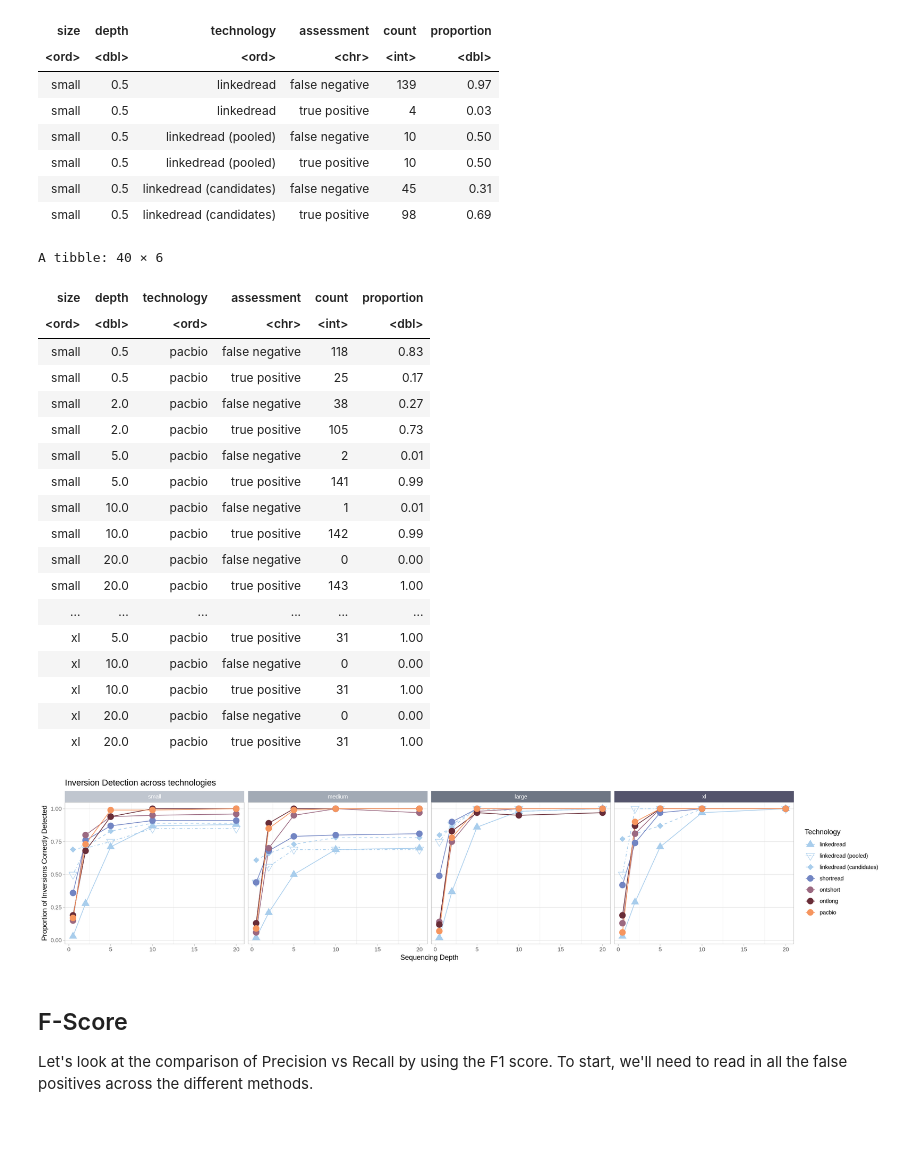
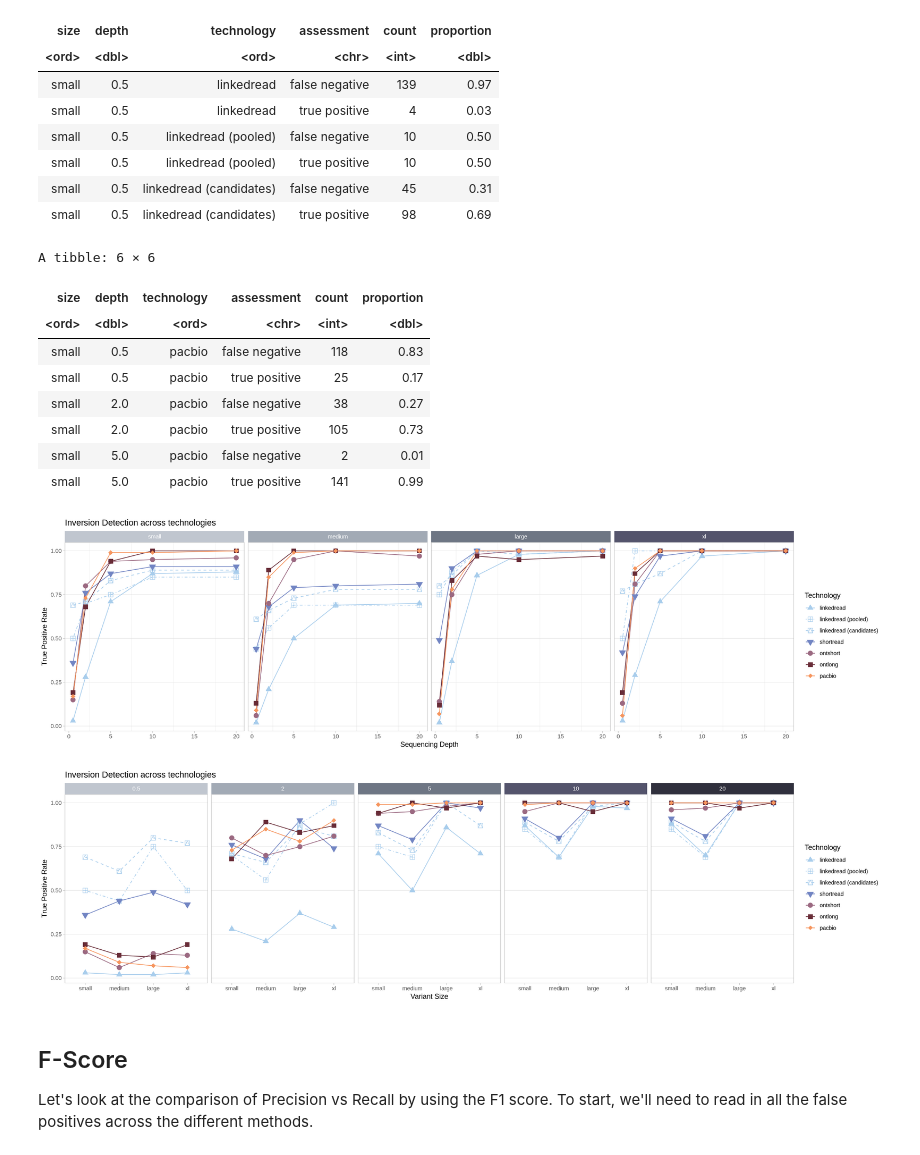
Before and after one commit to pdimens/haplotagging_simulations, a Jupyter notebook: compare_called_inversions.ipynb, the cells around one changed output. Drawn from its saved outputs; the diff is of its cells as text; code cells hidden in the pictures; blank space fills up the shorter version.

```diff
--- a/compare_called_inversions.ipynb
+++ b/compare_called_inversions.ipynb
@@ -243,8 +244,8 @@ technology_lines <- c(
 
 technology_shapes <- c(
     "linkedread" = 17,
-    "linkedread (pooled)" = 17,
-    "linkedread (candidates)" = 17,
+    "linkedread (pooled)" = 12,
+    "linkedread (candidates)" = 14,
     "shortread" = 25,
     "ontshort" = 19,
     "ontlong" = 15,
@@ -253,8 +254,8 @@ technology_shapes <- c(
 
 technology_shapes2 <- c(
     "linkedread" = 17,
-    "linkedread (pooled)" = 25,
-    "linkedread (candidates)" = 18,
+    "linkedread (pooled)" = 12,
+    "linkedread (candidates)" = 14,
     "shortread" = 19,
     "ontshort" = 19,
     "ontlong" = 19,
@@ -405,9 +344,9 @@ A tibble: 6 × 6
 | small | 0.5 | linkedread (candidates) | true positive | 98 | 0.69 |
 # %%
 # sanity check
-filter(samples_consolidated, technology == "pacbio")
+head(filter(samples_consolidated, technology == "pacbio"))
 # %% [output]
-A tibble: 40 × 6
+A tibble: 6 × 6
 | size | depth | technology | assessment | count | proportion |
 | <ord> | <dbl> | <ord> | <chr> | <int> | <dbl> |
 | small | 0.5 | pacbio | false negative | 118 | 0.83 |
@@ -416,32 +355,39 @@ A tibble: 40 × 6
 | small | 2.0 | pacbio | true positive | 105 | 0.73 |
 | small | 5.0 | pacbio | false negative | 2 | 0.01 |
 | small | 5.0 | pacbio | true positive | 141 | 0.99 |
-| small | 10.0 | pacbio | false negative | 1 | 0.01 |
-| small | 10.0 | pacbio | true positive | 142 | 0.99 |
-| small | 20.0 | pacbio | false negative | 0 | 0.00 |
-| small | 20.0 | pacbio | true positive | 143 | 1.00 |
-| ... | ... | ... | ... | ... | ... |
-| xl | 5.0 | pacbio | true positive | 31 | 1.00 |
-| xl | 10.0 | pacbio | false negative | 0 | 0.00 |
-| xl | 10.0 | pacbio | true positive | 31 | 1.00 |
-| xl | 20.0 | pacbio | false negative | 0 | 0.00 |
-| xl | 20.0 | pacbio | true positive | 31 | 1.00 |
 # %%
 filter(samples_consolidated, assessment == "true positive") %>%
-ggplot(aes(x = depth, y = proportion, color = technology, group = technology)) +
+ggplot(aes(x = depth, y = proportion, color = technology, fill = technology, group = technology)) +
     geom_line(aes(linetype = technology)) +
-    geom_point(size = 4, aes(shape = technology)) +
+    geom_point(size = 3, aes(shape = technology)) +
     theme_light() +
     scale_color_manual(values = tech_colors) +
+    scale_fill_manual(values = tech_colors) +
     scale_linetype_manual(values = technology_lines) +
-    scale_shape_manual(values = technology_shapes2) +
-    labs(title = "Inversion Detection across technologies", linetype = "Technology", color = "Technology", shape = "Technology") +
-    ylab("Proportion of Inversions Correctly Detected") +
+    scale_shape_manual(values = technology_shapes) +
+    labs(title = "Inversion Detection across technologies", linetype = "Technology", color = "Technology", fill = "Technology", shape = "Technology") +
+    ylab("True Positive Rate") +
     xlab("Sequencing Depth") +
     theme(panel.grid.minor.y = element_blank(), panel.grid.major.x = element_blank()) +
     facet_grid2(cols = vars(size), strip = .strip)
+
+filter(samples_consolidated, assessment == "true positive") %>%
+ggplot(aes(x = size, y = proportion, color = technology, fill = technology, group = technology)) +
+    geom_line(aes(linetype = technology)) +
+    geom_point(size = 3, aes(shape = technology)) +
+    theme_light() +
+    scale_color_manual(values = tech_colors) +
+    scale_fill_manual(values = tech_colors) +
+    scale_linetype_manual(values = technology_lines) +
+    scale_shape_manual(values = technology_shapes) +
+    labs(title = "Inversion Detection across technologies", linetype = "Technology", color = "Technology", fill = "Technology", shape = "Technology") +
+    ylab("True Positive Rate") +
+    xlab("Variant Size") +
+    theme(panel.grid.minor.y = element_blank(), panel.grid.major.x = element_blank()) +
+    facet_grid2(cols = vars(depth), strip = .strip)
 # %% [output]
-[figure, old version]
+[figure, new version]
+[figure, added]
 # %% [markdown]
 ## F-Score
 Let's look at the comparison of Precision vs Recall by using the F1 score. To start, we'll need to read in all the false positives across the different methods.
```
Also changed, not shown: parts of 24 cells of this notebook, 2 other files.
